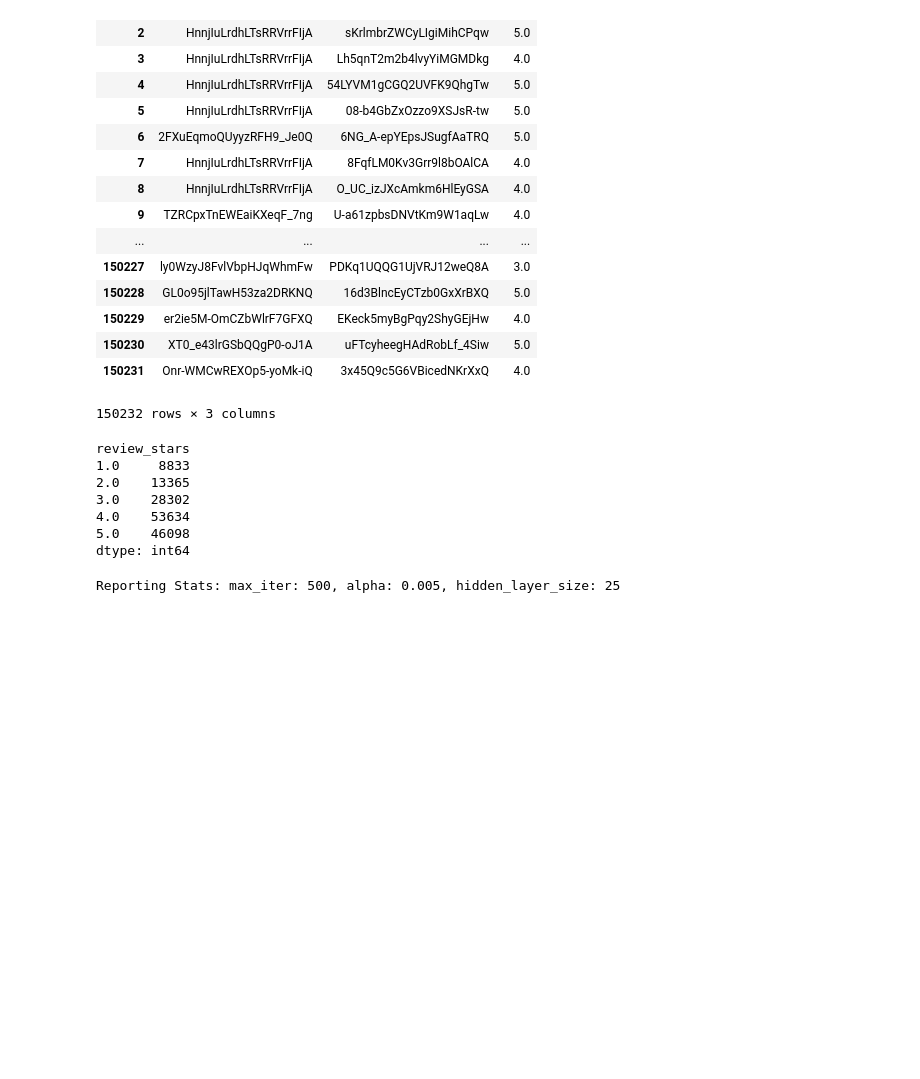
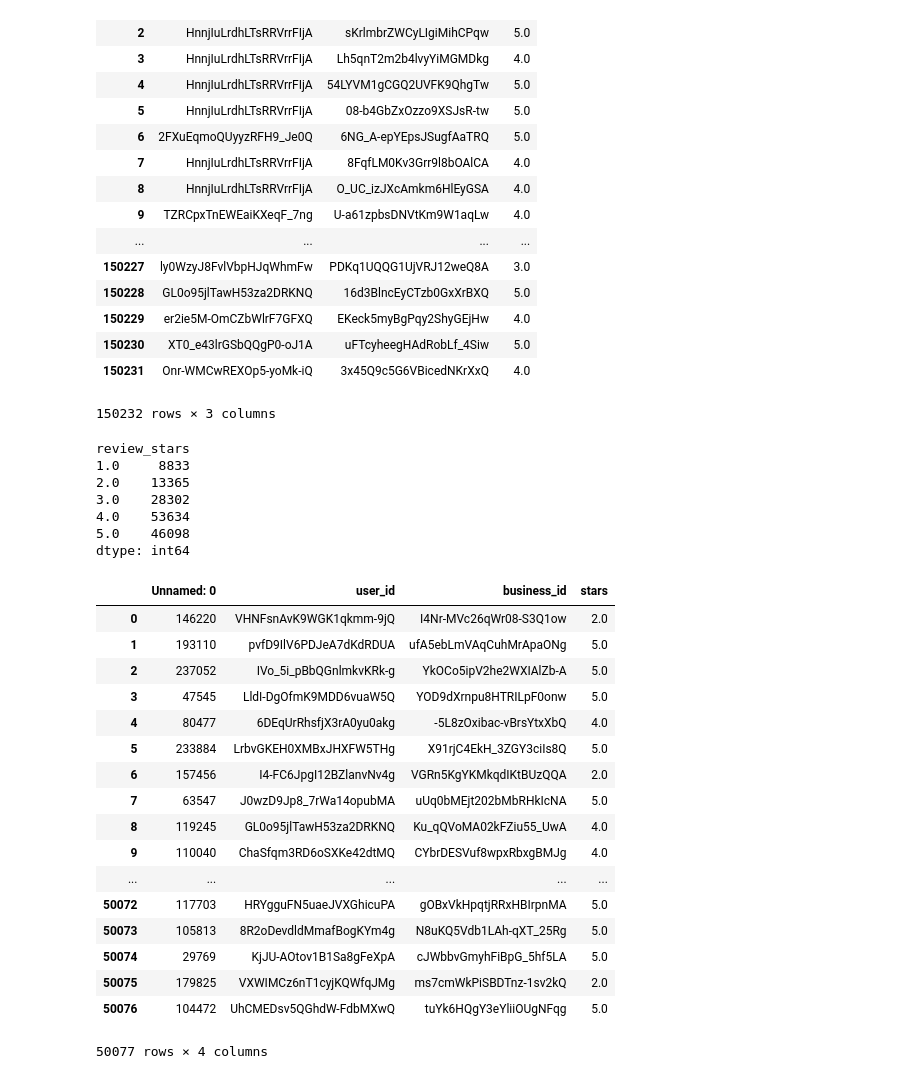
Before and after one commit to kenqgu/CS-145-Yelp-Rating-Predictor, a Jupyter notebook: Preprocessing Notebook.ipynb, the cells around one changed output. Drawn from its saved outputs; the diff is of its cells as text; code cells hidden in the pictures; blank space fills up the shorter version.

```diff
--- a/Preprocessing Notebook.ipynb
+++ b/Preprocessing Notebook.ipynb
@@ -333,3 +333,24 @@ test_df_x.drop(['Unnamed: 0', 'review_stars', 'business_id', 'user_id'], axis=1,
 # test_df_x.columns, train_df_x.columns
+# %%
+validate_df
+# %% [output]
+|  | Unnamed: 0 | user_id | business_id | stars |
+| 0 | 146220 | VHNFsnAvK9WGK1qkmm-9jQ | I4Nr-MVc26qWr08-S3Q1ow | 2.0 |
+| 1 | 193110 | pvfD9IlV6PDJeA7dKdRDUA | ufA5ebLmVAqCuhMrApaONg | 5.0 |
+| 2 | 237052 | IVo_5i_pBbQGnlmkvKRk-g | YkOCo5ipV2he2WXIAlZb-A | 5.0 |
+| 3 | 47545 | LldI-DgOfmK9MDD6vuaW5Q | YOD9dXrnpu8HTRILpF0onw | 5.0 |
+| 4 | 80477 | 6DEqUrRhsfjX3rA0yu0akg | -5L8zOxibac-vBrsYtxXbQ | 4.0 |
+| 5 | 233884 | LrbvGKEH0XMBxJHXFW5THg | X91rjC4EkH_3ZGY3ciIs8Q | 5.0 |
+| 6 | 157456 | I4-FC6JpgI12BZlanvNv4g | VGRn5KgYKMkqdIKtBUzQQA | 2.0 |
+| 7 | 63547 | J0wzD9Jp8_7rWa14opubMA | uUq0bMEjt202bMbRHkIcNA | 5.0 |
+| 8 | 119245 | GL0o95jlTawH53za2DRKNQ | Ku_qQVoMA02kFZiu55_UwA | 4.0 |
+| 9 | 110040 | ChaSfqm3RD6oSXKe42dtMQ | CYbrDESVuf8wpxRbxgBMJg | 4.0 |
+| ... | ... | ... | ... | ... |
+| 50072 | 117703 | HRYgguFN5uaeJVXGhicuPA | gOBxVkHpqtjRRxHBIrpnMA | 5.0 |
+| 50073 | 105813 | 8R2oDevdldMmafBogKYm4g | N8uKQ5Vdb1LAh-qXT_25Rg | 5.0 |
+| 50074 | 29769 | KjJU-AOtov1B1Sa8gFeXpA | cJWbbvGmyhFiBpG_5hf5LA | 5.0 |
+| 50075 | 179825 | VXWIMCz6nT1cyjKQWfqJMg | ms7cmWkPiSBDTnz-1sv2kQ | 2.0 |
+| 50076 | 104472 | UhCMEDsv5QGhdW-FdbMXwQ | tuYk6HQgY3eYliiOUgNFqg | 5.0 |
+50077 rows × 4 columns
 # %%
 # usefull should be normalized by the number of reviews a user has given
@@ -371,20 +396,20 @@ def report_mse_accuracy(y_true, y_pred):
     print("Accuracy{}".format(accuracy_score(y_true, y_pred)))
     # return accuracy score
 
-for max_itr in [500, 700, 1000]:
-    for alph in [5e-3, 1e-3, 1e-2]:
-        for hidden_layer_size in [25, 50]:
-            print("Reporting Stats: max_iter: {}, alpha: {}, hidden_layer_size: {}".format(max_itr, alph, hidden_layer_size))
-            network_topography = (hidden_layer_size, hidden_layer_size, int(hidden_layer_size/5))
-            clf = MLPRegressor(solver='sgd', alpha=alph, hidden_layer_sizes=network_topography, learning_rate='adaptive', learning_rate_init=0.0001, max_iter=max_itr)
-            clf.fit(train_x, train_df_y.values)
-            y_pred_train = clf.predict(train_x).round(decimals=0)
-            y_pred = clf.predict(test_x).round(decimals=0)
-            print("training_report")
-            report_mse_accuracy(train_df_y.values, y_pred_train)
-            print("validation_report")
-            report_mse_accuracy(test_df_y.values, y_pred)
-            print("\n\n")
+# for max_itr in [500, 700, 1000]:
+#     for alph in [5e-3, 1e-3, 1e-2]:
+#         for hidden_layer_size in [25, 50]:
+#             print("Reporting Stats: max_iter: {}, alpha: {}, hidden_layer_size: {}".format(max_itr, alph, hidden_layer_size))
+#             network_topography = (hidden_layer_size, hidden_layer_size, int(hidden_layer_size/5))
+#             clf = MLPRegressor(solver='sgd', alpha=alph, hidden_layer_sizes=network_topography, learning_rate='adaptive', learning_rate_init=0.0001, max_iter=max_itr)
+#             clf.fit(train_x, train_df_y.values)
+#             y_pred_train = clf.predict(train_x).round(decimals=0)
+#             y_pred = clf.predict(test_x).round(decimals=0)
+#             print("training_report")
+#             report_mse_accuracy(train_df_y.values, y_pred_train)
+#             print("validation_report")
+#             report_mse_accuracy(test_df_y.values, y_pred)
+#             print("\n\n")
 # print(classification_report(test_df_))
 
 
@@ -422,5 +447,3 @@ for max_itr in [500, 700, 1000]:
 #y_pred = regressor.predict(test_df_x.values)
 
 # print(classification_report(test_df_y.values, y_pred))
-# %% [output]
-Reporting Stats: max_iter: 500, alpha: 0.005, hidden_layer_size: 25
```
Also changed, not shown: parts of 20 cells of this notebook.
